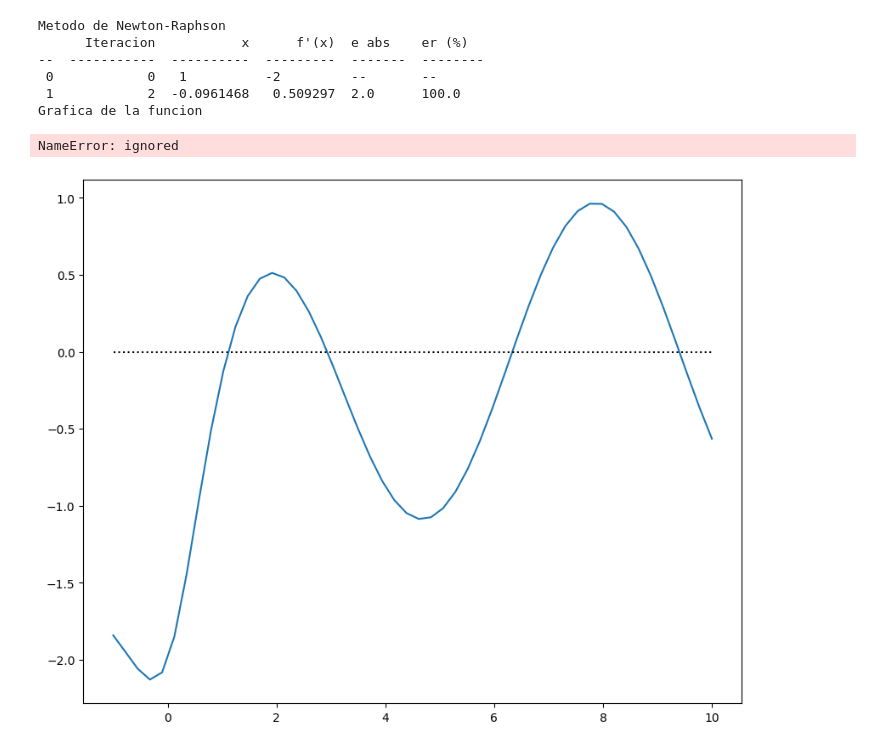
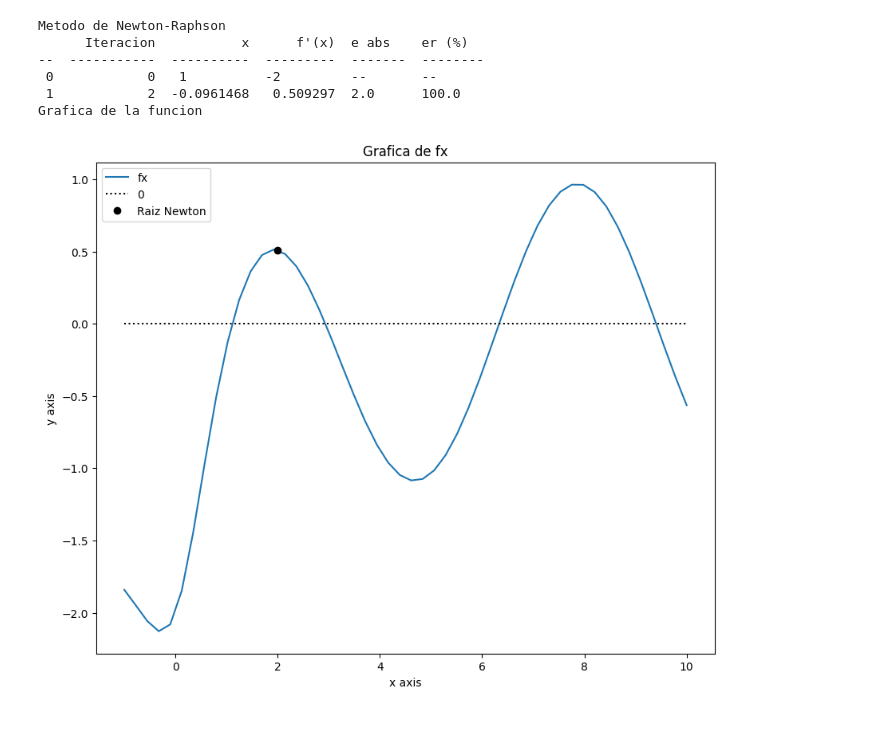
Before and after one commit to DanielaNavaGarcia/programas-m-todos-, a Jupyter notebook: Método_de_Newton_Raphson.ipynb, the cells around one changed output. Cells and saved outputs as stored; diff of their text form; code cells hidden in the pictures.

```diff
--- a/Método_de_Newton_Raphson.ipynb
+++ b/Método_de_Newton_Raphson.ipynb
@@ -59,33 +59,32 @@ def f(xs):
   f_x = np.sin(xs) - 2/(xs**2 + 1)     #valor de la funcion para cada x
   return (f_x)
 
 #f'(x) - derivada de f(x)
 def f1(xs):
   f1_x = np.cos(xs) + 4*xs/((xs**2 + 1)**2)
   return (f1_x)
 
 fx = f(x)
 
 #Newton - Raphson
 
-xr, xy = newtonraphson(x1, emax, itermax)
+xr, yr = newtonraphson(x1, emax, itermax)
 
 print("Grafica de la funcion")
 plt.figure(figsize=(10, 8))
 plt.plot(x, fx, label=("fx"))
 plt.plot (x, np.zeros(len(x)), 'k:', label=("0"))
 plt.plot(xr, yr, 'ko', label=("Raiz Newton"))
 plt.xlabel("x axis")                   #etiqueta de eje
 plt.ylabel("y axis")                   #etiqueta de eje
 plt.title("Grafica de fx")             #titulo del grafico
 plt.legend()                           #leyendas
 plt.show()                             #mostrar grafico
 # %% [output]
 Metodo de Newton-Raphson
       Iteracion           x      f'(x)  e abs    er (%)
 --  -----------  ----------  ---------  -------  --------
  0            0   1          -2         --       --
  1            2  -0.0961468   0.509297  2.0      100.0
 Grafica de la funcion
-NameError: ignored
-[figure, old version]
+[figure, new version]
```
